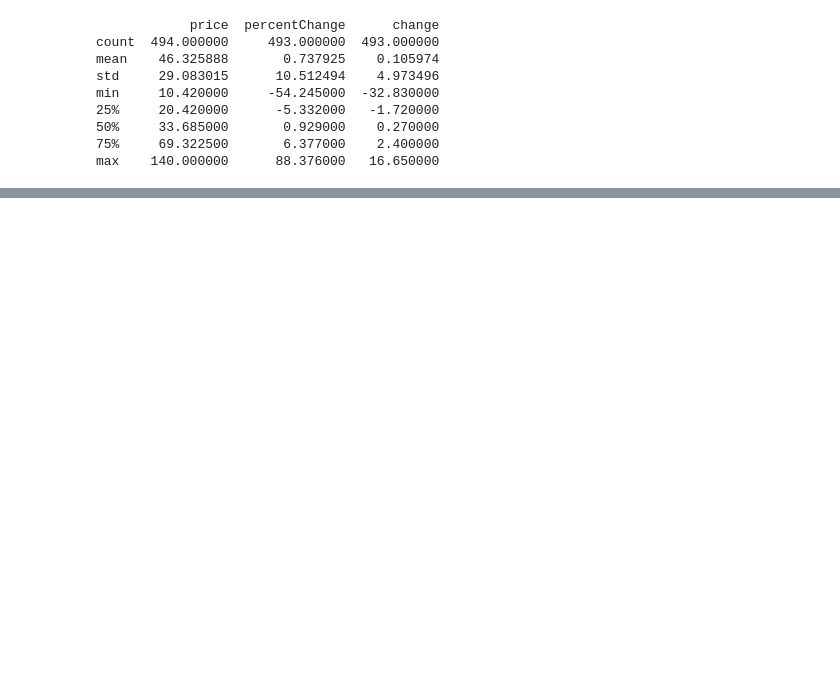
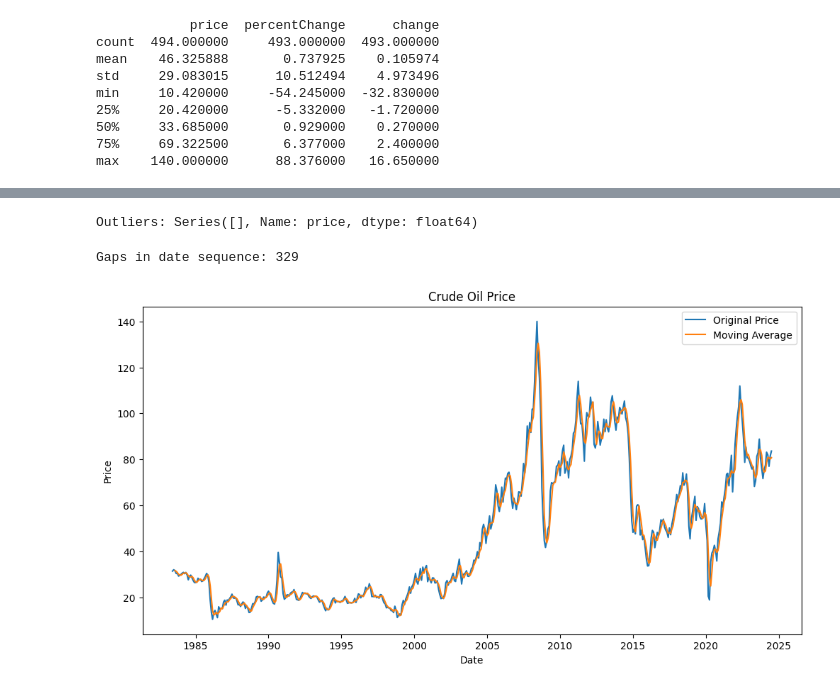
Before and after one commit to jodahe1/Birhan-Energies-, a Jupyter notebook: Task 1/Scripts/preprocessing.ipynb, the cells around one changed output, grey strips where cells are left out. Drawn from its saved outputs; the diff is of its cells as text; code cells hidden in the pictures; blank space fills up the shorter version.

```diff
--- a/Task 1/Scripts/preprocessing.ipynb
+++ b/Task 1/Scripts/preprocessing.ipynb
@@ -61,0 +66,38 @@ data = data.drop_duplicates()
+# %%
+# Identify outliers
+outliers = df['price'][(df['price'] < lower_bound) | (df['price'] > upper_bound)]
+print('Outliers:', outliers)
+
+# Replace outliers with the upper and lower bounds
+df['price'] = np.clip(df['price'], lower_bound, upper_bound)
+# %% [output]
+Outliers: Series([], Name: price, dtype: float64)
+# %%
+# Data Consistency
+# Check for duplicate entries and remove them
+df.drop_duplicates(inplace=True)
+# %%
+#  Noise Reduction
+# Smooth the data using a moving average
+df['price_ma'] = df['price'].rolling(window=3).mean()
+# %%
+# Data Integrity
+# Verify that dates are in sequence and there are no gaps in the time series
+# Check for gaps in the date sequence
+df['date'] = pd.to_datetime(df['date'])
+gaps = df['date'].diff() != pd.Timedelta(days=30)
+print('Gaps in date sequence:', gaps.sum())
+# %% [output]
+Gaps in date sequence: 329
+# %%
+# Visualize the data
+plt.figure(figsize=(12, 6))
+plt.plot(df['date'], df['price'], label='Original Price')
+plt.plot(df['date'], df['price_ma'], label='Moving Average')
+plt.xlabel('Date')
+plt.ylabel('Price')
+plt.title('Crude Oil Price')
+plt.legend()
+plt.show()
+# %% [output]
+[figure, added]
```
Also changed, not shown: parts of 12 cells of this notebook.
